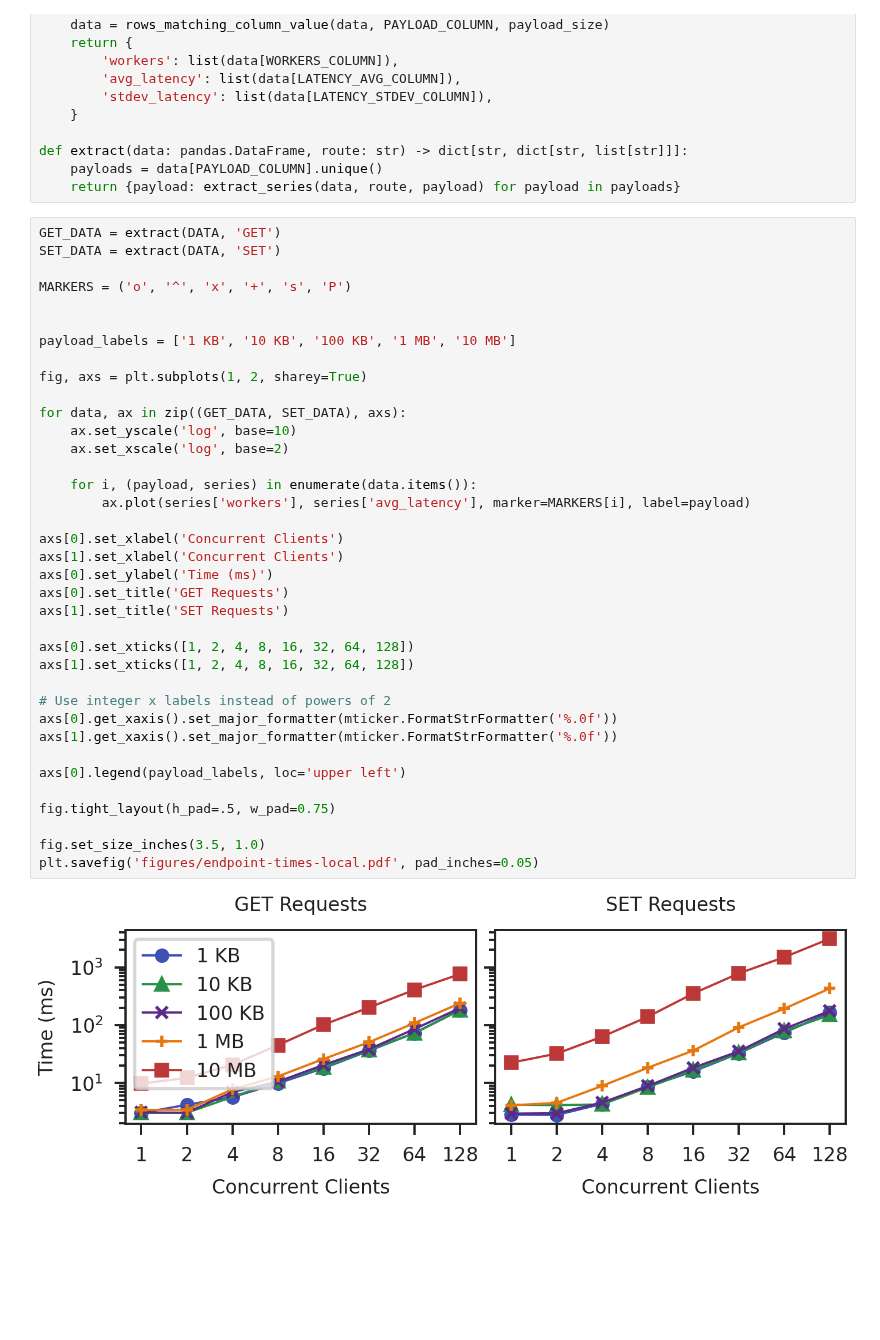
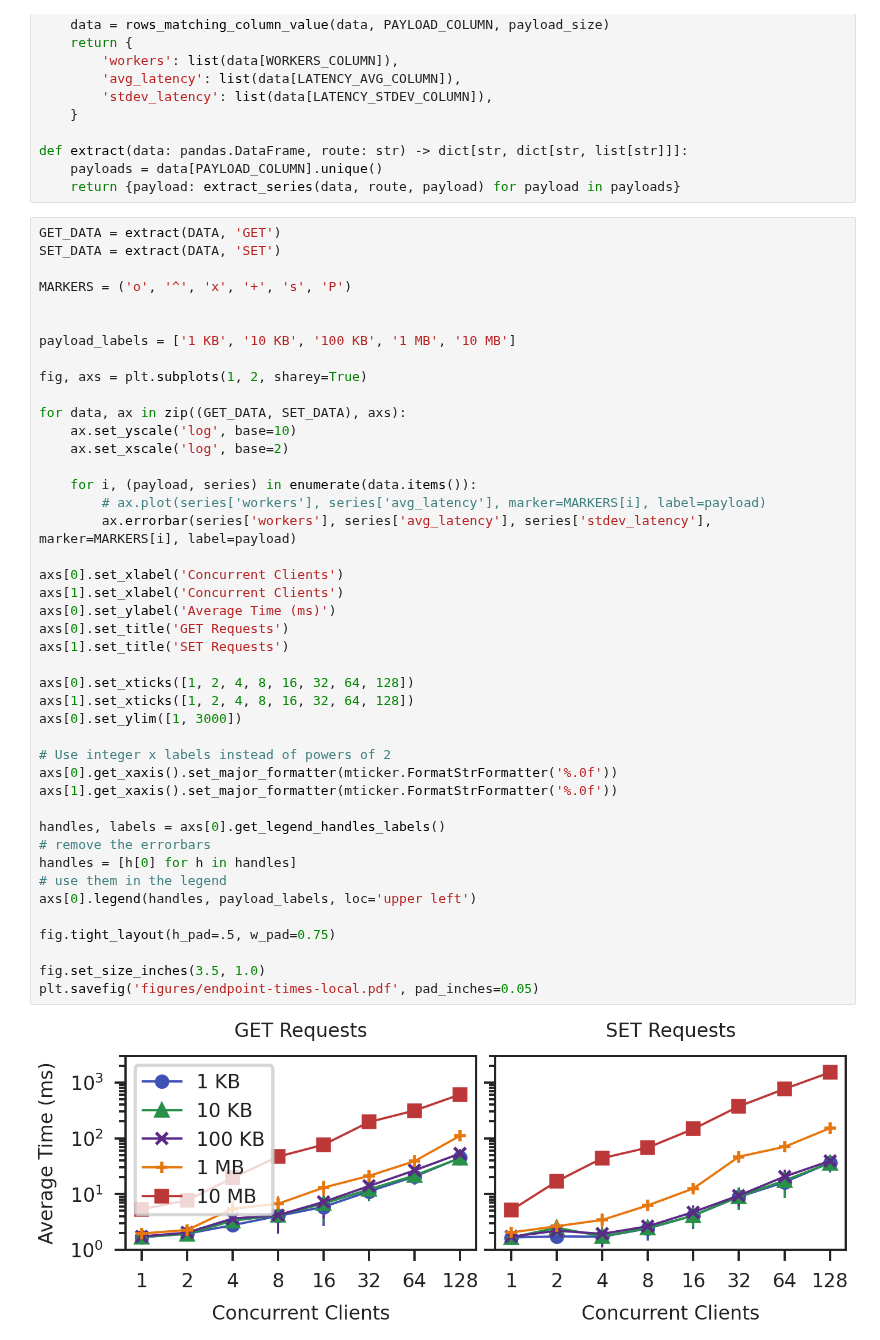
Before and after one commit to proxystore/sc23-evaluation, a Jupyter notebook: 3-endpoint-performance-client-access.ipynb, the cells around one changed output. Cells and saved outputs as stored; diff of their text form; blank space fills up the shorter version.

```diff
--- a/3-endpoint-performance-client-access.ipynb
+++ b/3-endpoint-performance-client-access.ipynb
@@ -93,34 +93,40 @@ MARKERS = ('o', '^', 'x', '+', 's', 'P')
 
 
 payload_labels = ['1 KB', '10 KB', '100 KB', '1 MB', '10 MB']
 
 fig, axs = plt.subplots(1, 2, sharey=True)
 
 for data, ax in zip((GET_DATA, SET_DATA), axs):
     ax.set_yscale('log', base=10)
     ax.set_xscale('log', base=2)
 
     for i, (payload, series) in enumerate(data.items()):
-        ax.plot(series['workers'], series['avg_latency'], marker=MARKERS[i], label=payload)
+        # ax.plot(series['workers'], series['avg_latency'], marker=MARKERS[i], label=payload)
+        ax.errorbar(series['workers'], series['avg_latency'], series['stdev_latency'], marker=MARKERS[i], label=payload)
 
 axs[0].set_xlabel('Concurrent Clients')
 axs[1].set_xlabel('Concurrent Clients')
-axs[0].set_ylabel('Time (ms)')
+axs[0].set_ylabel('Average Time (ms)')
 axs[0].set_title('GET Requests')
 axs[1].set_title('SET Requests')
 
 axs[0].set_xticks([1, 2, 4, 8, 16, 32, 64, 128])
 axs[1].set_xticks([1, 2, 4, 8, 16, 32, 64, 128])
+axs[0].set_ylim([1, 3000])
 
 # Use integer x labels instead of powers of 2
 axs[0].get_xaxis().set_major_formatter(mticker.FormatStrFormatter('%.0f'))
 axs[1].get_xaxis().set_major_formatter(mticker.FormatStrFormatter('%.0f'))
 
-axs[0].legend(payload_labels, loc='upper left')
+handles, labels = axs[0].get_legend_handles_labels()
+# remove the errorbars
+handles = [h[0] for h in handles]
+# use them in the legend
+axs[0].legend(handles, payload_labels, loc='upper left')
 
 fig.tight_layout(h_pad=.5, w_pad=0.75)
 
 fig.set_size_inches(3.5, 1.0)
 plt.savefig('figures/endpoint-times-local.pdf', pad_inches=0.05)
 # %% [output]
-[figure, old version]
+[figure, new version]
```
Also changed, not shown: parts of 2 cells of this notebook, 2 other files.
